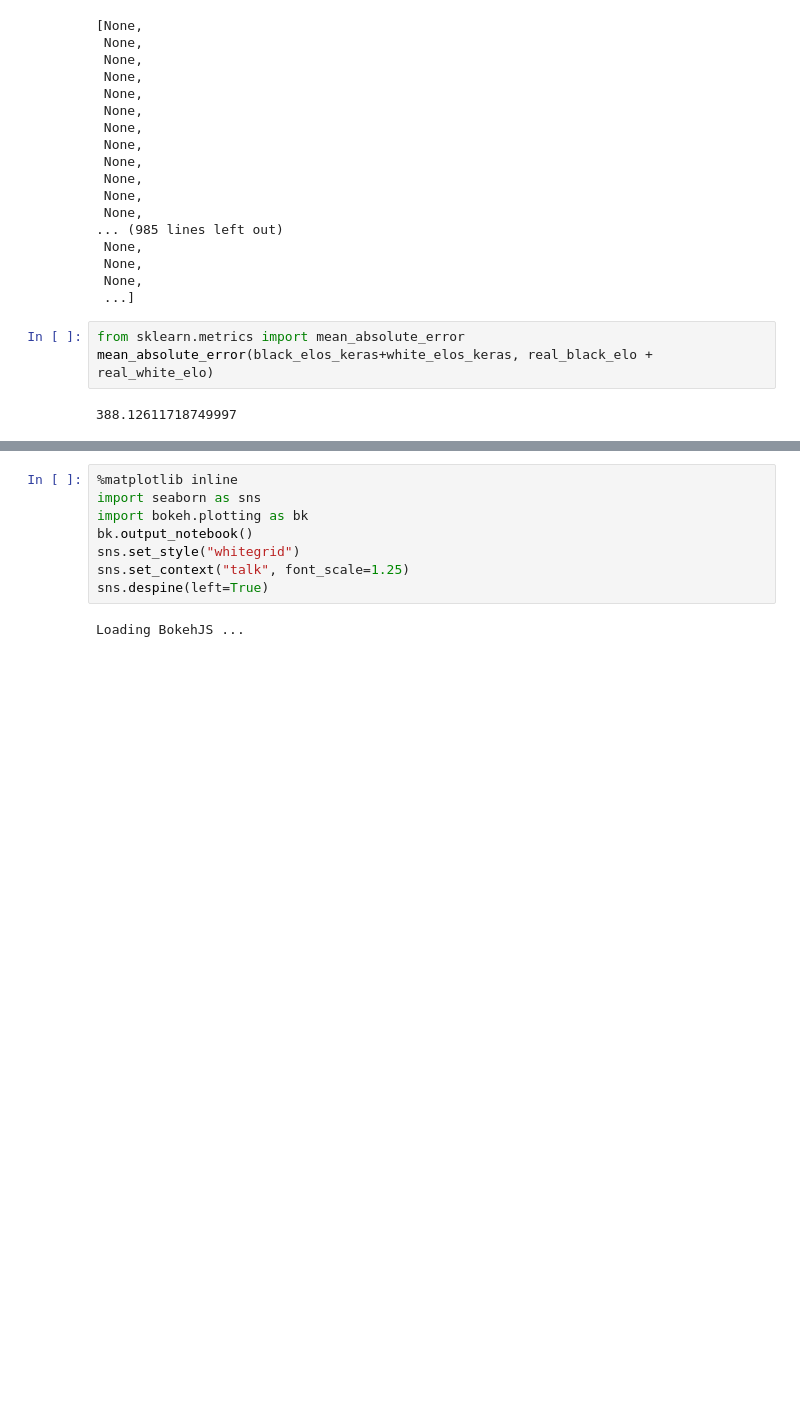
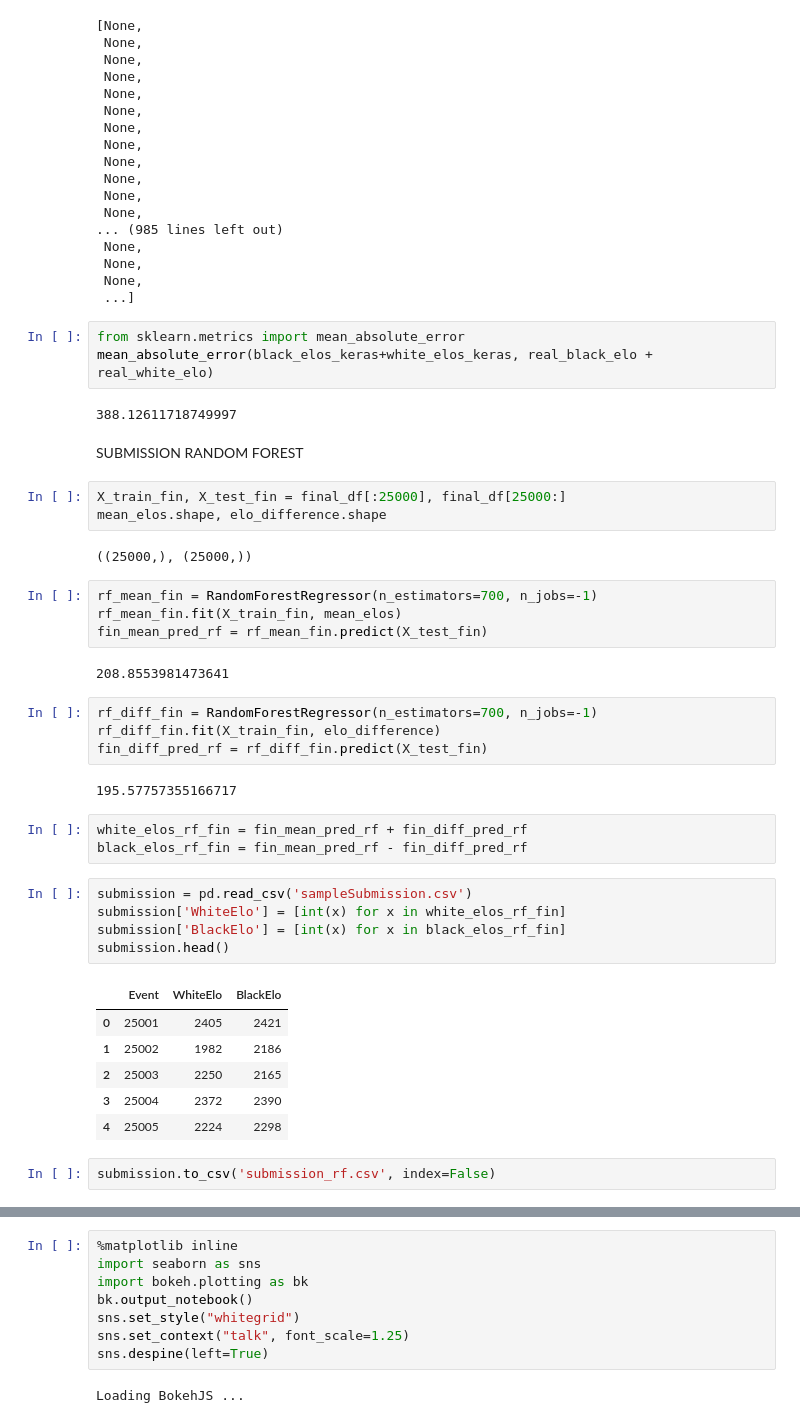
Before and after one commit to Curiousss/ChessKaggle, a Jupyter notebook: FindingElo.ipynb, the cells around one changed output, grey strips where cells are left out. Saved outputs shown, nothing was run; the diff lists cells and outputs as text; blank space fills up the shorter version.

Commit message:
kaggle submission

```diff
--- a/FindingElo.ipynb
+++ b/FindingElo.ipynb
@@ -493,3 +493,39 @@ from sklearn.metrics import mean_absolute_error
 mean_absolute_error(black_elos_keras+white_elos_keras, real_black_elo + real_white_elo)
 # %% [output]
 388.12611718749997
+# %% [markdown]
+SUBMISSION RANDOM FOREST
+# %%
+X_train_fin, X_test_fin = final_df[:25000], final_df[25000:]
+mean_elos.shape, elo_difference.shape
+# %% [output]
+((25000,), (25000,))
+# %%
+rf_mean_fin = RandomForestRegressor(n_estimators=700, n_jobs=-1)
+rf_mean_fin.fit(X_train_fin, mean_elos)
+fin_mean_pred_rf = rf_mean_fin.predict(X_test_fin)
+# %% [output]
+208.8553981473641
+# %%
+rf_diff_fin = RandomForestRegressor(n_estimators=700, n_jobs=-1)
+rf_diff_fin.fit(X_train_fin, elo_difference)
+fin_diff_pred_rf = rf_diff_fin.predict(X_test_fin)
+# %% [output]
+195.57757355166717
+# %%
+white_elos_rf_fin = fin_mean_pred_rf + fin_diff_pred_rf
+black_elos_rf_fin = fin_mean_pred_rf - fin_diff_pred_rf
+# %%
+submission = pd.read_csv('sampleSubmission.csv')
+submission['WhiteElo'] = [int(x) for x in white_elos_rf_fin]
+submission['BlackElo'] = [int(x) for x in black_elos_rf_fin]
+submission.head()
+# %% [output]
+|  | Event | WhiteElo | BlackElo |
+| 0 | 25001 | 2405 | 2421 |
+| 1 | 25002 | 1982 | 2186 |
+| 2 | 25003 | 2250 | 2165 |
+| 3 | 25004 | 2372 | 2390 |
+| 4 | 25005 | 2224 | 2298 |
+# %%
+submission.to_csv('submission_rf.csv', index=False)
```
Also changed, not shown: parts of 6 cells of this notebook, 2 other files.
